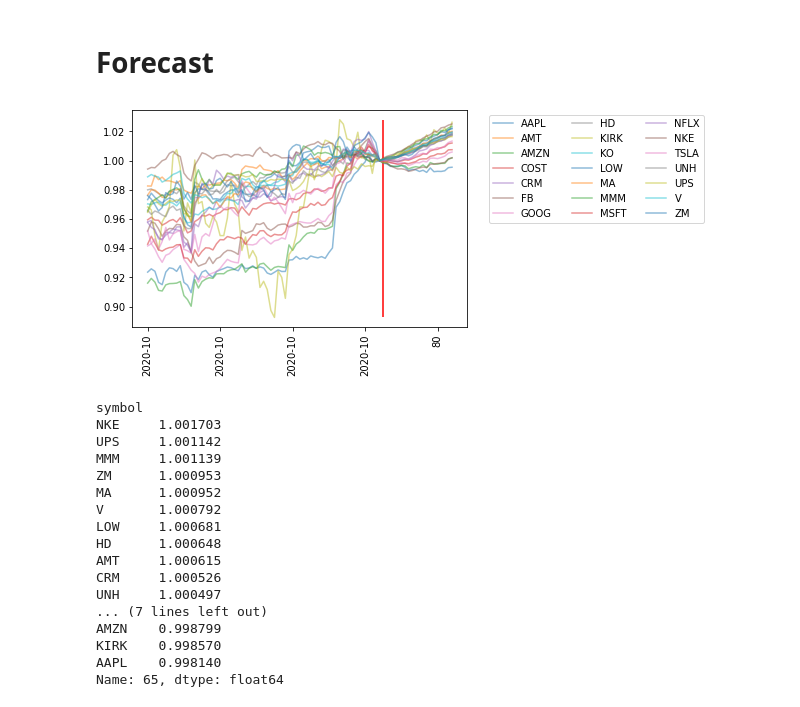
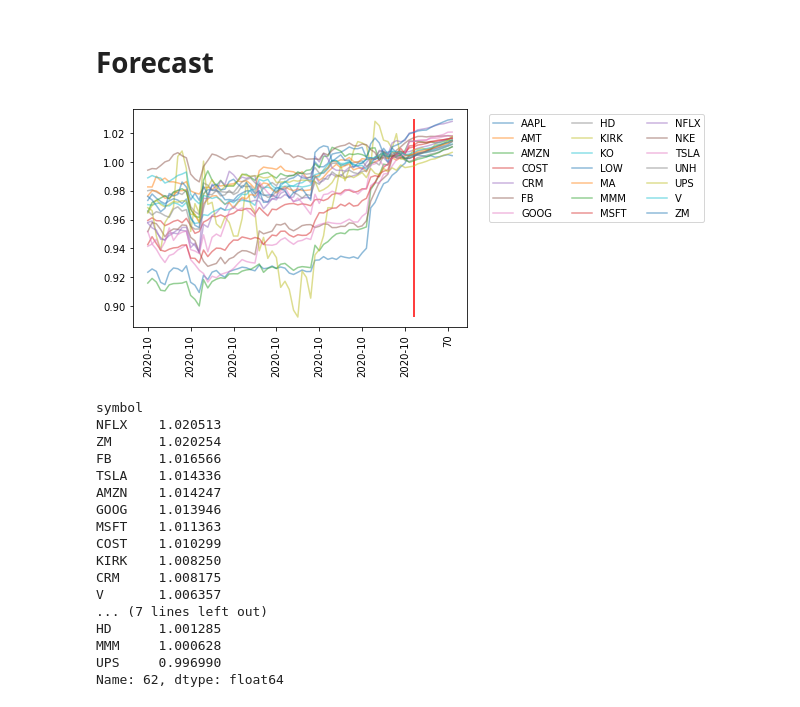
Before and after one commit to ehullander/StockPrice, a Jupyter notebook: Stocks.ipynb, the cells around one changed output. Saved outputs shown, nothing was run; the diff lists cells and outputs as text; code cells hidden in the pictures.

```diff
--- a/Stocks.ipynb
+++ b/Stocks.ipynb
@@ -162,29 +162,29 @@ plt.show()
 # %% [markdown]
 # Forecast
 # %%
-M = YahooStocks.Model(data=data)
+M = YahooStocks.Model(data=data.iloc[0:-3])
 M.fitVAR(lags)
-M.forecast(20)
+M.forecast(10)
 M.plot_fcast()
 # %% [output]
-[figure, old version]
+[figure, new version]
 # %%
 M.fcast.iloc[0].sort_values(ascending = False)
 # %% [output]
 symbol
-NKE     1.001703
-UPS     1.001142
-MMM     1.001139
-ZM      1.000953
-MA      1.000952
-V       1.000792
-LOW     1.000681
-HD      1.000648
-AMT     1.000615
-CRM     1.000526
-UNH     1.000497
+NFLX    1.020513
+ZM      1.020254
+FB      1.016566
+TSLA    1.014336
+AMZN    1.014247
+GOOG    1.013946
+MSFT    1.011363
+COST    1.010299
+KIRK    1.008250
+CRM     1.008175
+V       1.006357
 ... (7 lines left out)
-AMZN    0.998799
-KIRK    0.998570
-AAPL    0.998140
-Name: 65, dtype: float64
+HD      1.001285
+MMM     1.000628
+UPS     0.996990
+Name: 62, dtype: float64
```
Also changed, not shown: parts of 8 cells of this notebook, 1 other file.
